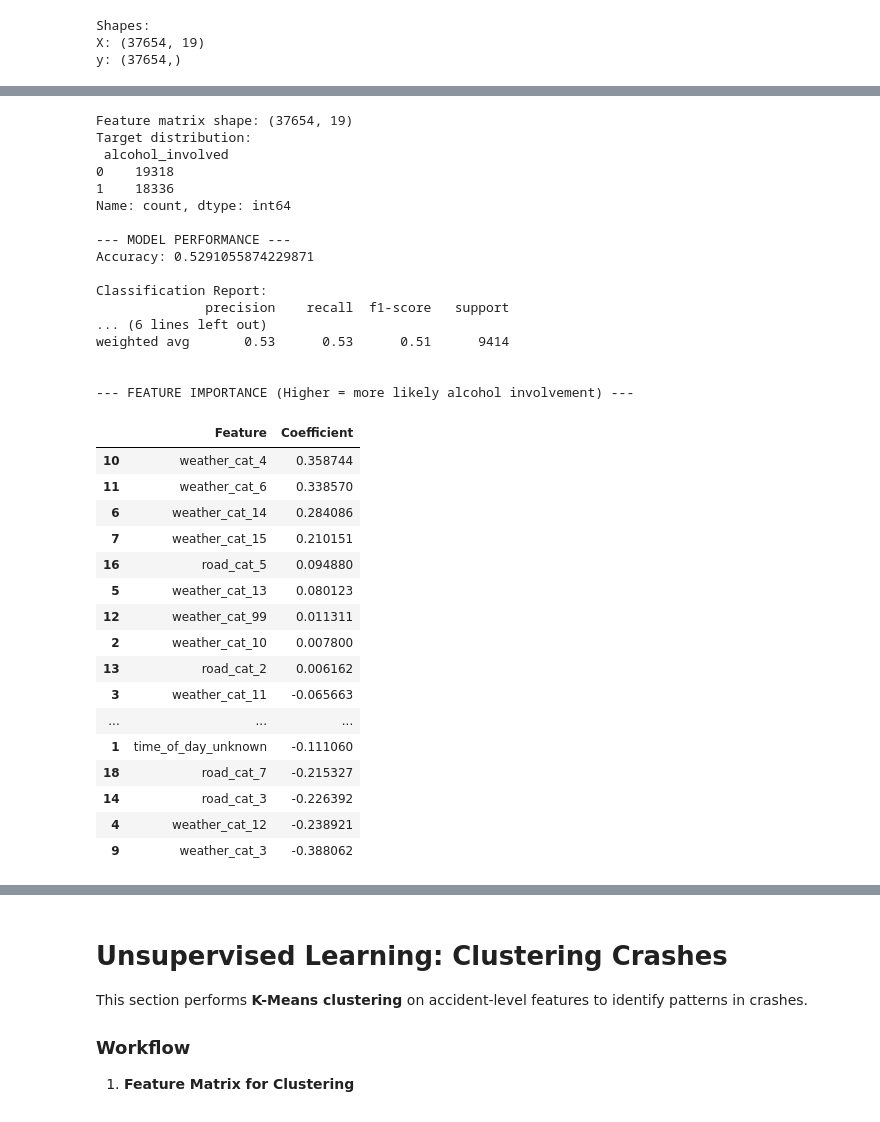
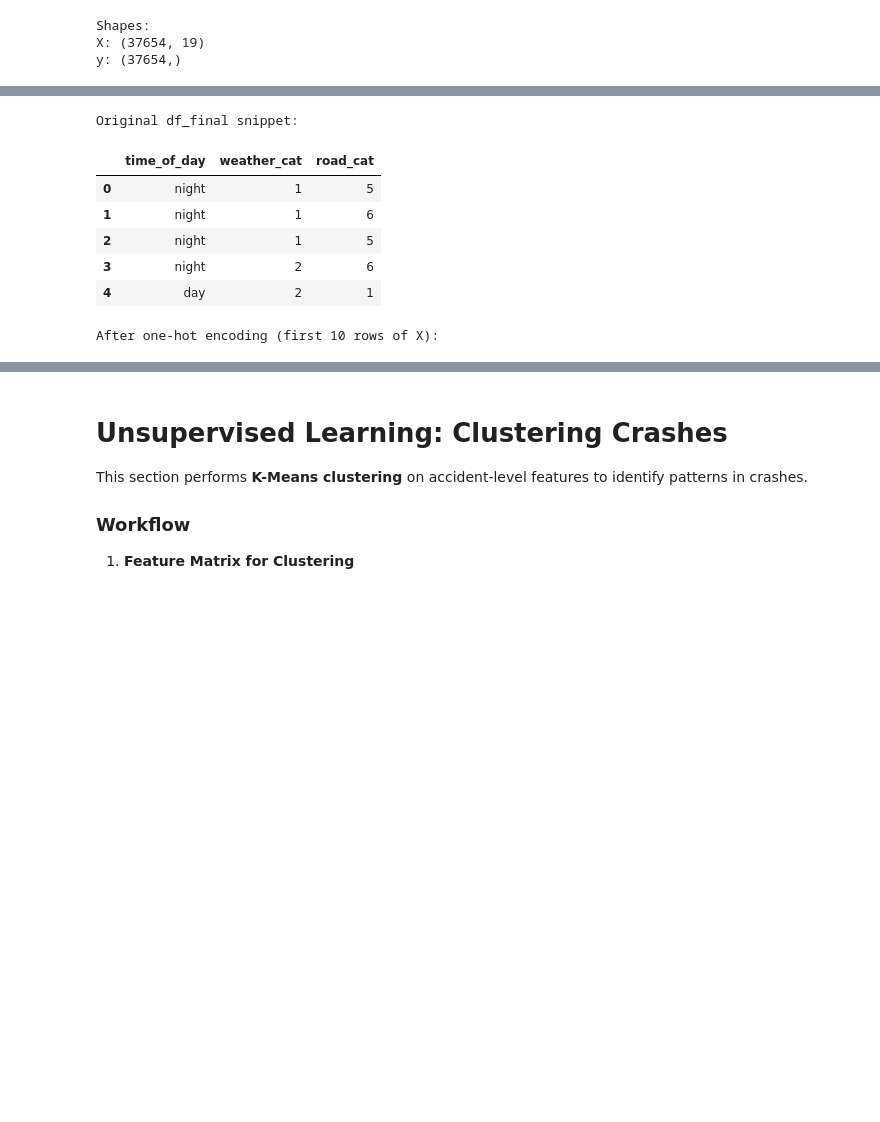
Before and after one commit to JarvinChavez/Data-science-assignments, a Jupyter notebook: final_project/final_project.ipynb, the cells around one changed output, grey strips where cells are left out. Saved outputs shown, nothing was run; the diff lists cells and outputs as text; code cells hidden in the pictures; blank space fills up the shorter version.

```diff
--- a/final_project/final_project.ipynb
+++ b/final_project/final_project.ipynb
@@ -354,71 +354,73 @@ This section trains a **Logistic Regression** model to predict whether alcohol w
 # SUPERVISED LEARNING SEGMENT
 # ---------------------------
 
-# 1. Prepare features (X) and target (y)
-X = pd.get_dummies(df_final[["time_of_day", "weather_cat", "road_cat"]], drop_first=True)
+# Notes:
+# This code uses df_final, the cleaned and prepared accident-level dataframe
+# containing the target variable and features for modeling.
+
+# Show a snippet of the original dataframe
+print("Original df_final snippet:")
+display(df_final[["time_of_day", "weather_cat", "road_cat"]].head(5))
+
+# 1. Prepare feature matrix (X)
+#    We use the categorical variables: time_of_day, weather_cat, road_cat
+#    One-hot encoding is applied to convert them into numeric features.
+X = pd.get_dummies(
+    df_final[["time_of_day", "weather_cat", "road_cat"]],
+    drop_first=True  # avoids dummy variable trap
+)
+
+# Show a snippet of the encoded dataframe
+print("\nAfter one-hot encoding (first 10 rows of X):")
+display(X.head(5))
+
+# 2. Prepare target vector (y)
+#    This is the alcohol involvement flag (1 = alcohol involved, 0 = not)
 y = df_final["alcohol_involved"]
 
-print("Feature matrix shape:", X.shape)
-print("Target distribution:\n", y.value_counts())
+print("Feature matrix shape (accidents, features):", X.shape)
+
+# Show target counts
+class_counts = y.value_counts()
+print("Target distribution:\n", class_counts)
+
+# Calculate and display balance ratio
+balance_ratio = class_counts.max() / class_counts.min()
+print(f"\nBalance ratio (largest class / smallest class): {balance_ratio:.2f}")
+
 
 # 2. Split into training/testing data
 X_train, X_test, y_train, y_test = train_test_split(
-    X, y, test_size=0.25, random_state=42, stratify=y
+    X, y, test_size=0.30, random_state=42, stratify=y
 )
 
 # 3. Train Logistic Regression classifier
 model = LogisticRegression(max_iter=2000)
 model.fit(X_train, y_train)
 
 # 4. Make predictions
 y_pred = model.predict(X_test)
 
 # 5. Evaluate performance
 print("\n--- MODEL PERFORMANCE ---")
 print("Accuracy:", accuracy_score(y_test, y_pred))
 print("\nClassification Report:")
 print(classification_report(y_test, y_pred))
 
 # 6. Display feature importance (coefficients)
 coeffs = pd.DataFrame({
     "Feature": X.columns,
     "Coefficient": model.coef_[0]
 }).sort_values(by="Coefficient", ascending=False)
 
 print("\n--- FEATURE IMPORTANCE (Higher = more likely alcohol involvement) ---")
 display(coeffs)
 # %% [output]
-Feature matrix shape: (37654, 19)
-Target distribution:
- alcohol_involved
-0    19318
-1    18336
-Name: count, dtype: int64
-
---- MODEL PERFORMANCE ---
-Accuracy: 0.5291055874229871
-
-Classification Report:
-              precision    recall  f1-score   support
-... (6 lines left out)
-weighted avg       0.53      0.53      0.51      9414
-
-
---- FEATURE IMPORTANCE (Higher = more likely alcohol involvement) ---
+Original df_final snippet:
-|  | Feature | Coefficient |
-| 10 | weather_cat_4 | 0.358744 |
-| 11 | weather_cat_6 | 0.338570 |
-| 6 | weather_cat_14 | 0.284086 |
-| 7 | weather_cat_15 | 0.210151 |
-| 16 | road_cat_5 | 0.094880 |
-| 5 | weather_cat_13 | 0.080123 |
-| 12 | weather_cat_99 | 0.011311 |
-| 2 | weather_cat_10 | 0.007800 |
-| 13 | road_cat_2 | 0.006162 |
-| 3 | weather_cat_11 | -0.065663 |
-| ... | ... | ... |
-| 1 | time_of_day_unknown | -0.111060 |
-| 18 | road_cat_7 | -0.215327 |
-| 14 | road_cat_3 | -0.226392 |
-| 4 | weather_cat_12 | -0.238921 |
-| 9 | weather_cat_3 | -0.388062 |
+|  | time_of_day | weather_cat | road_cat |
+| 0 | night | 1 | 5 |
+| 1 | night | 1 | 6 |
+| 2 | night | 1 | 5 |
+| 3 | night | 2 | 6 |
+| 4 | day | 2 | 1 |
+After one-hot encoding (first 10 rows of X):
```
Also changed, not shown: parts of 2 cells of this notebook, 1 other file.
